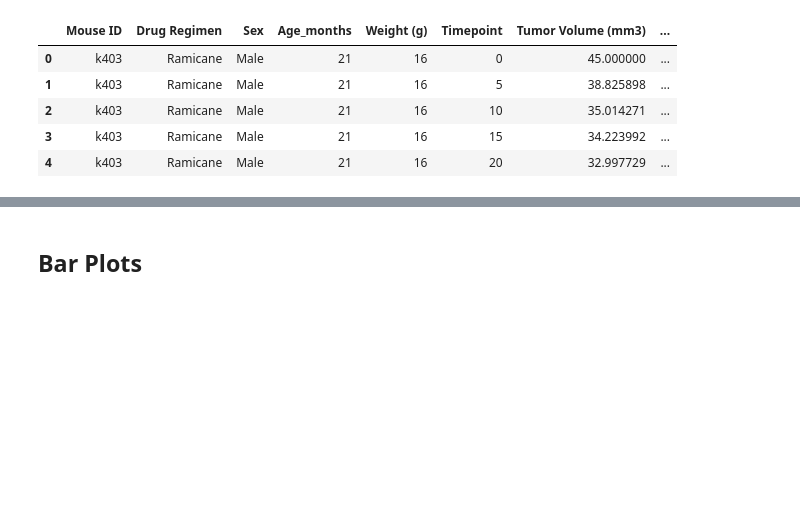
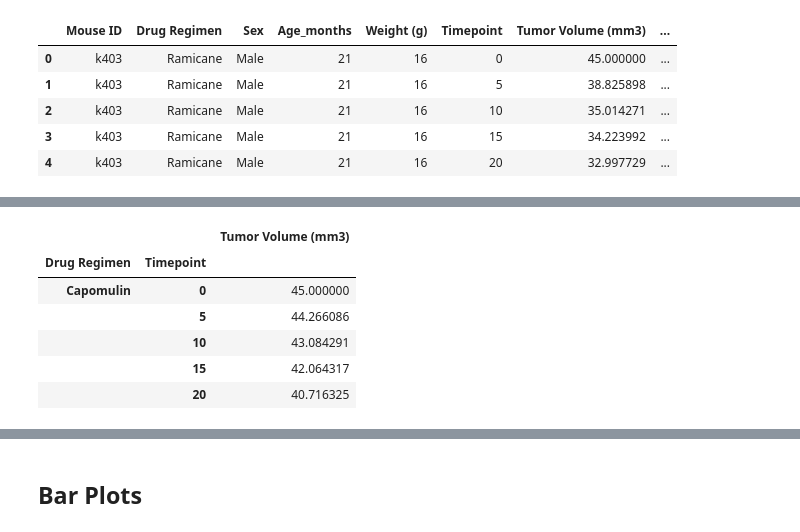
Before and after one commit to iunupe/matplotlib-challenge, a Jupyter notebook: Pymaceuticals/pymaceuticals_starter.ipynb, the cells around one changed output, grey strips where cells are left out. Cells and saved outputs as stored; diff of their text form; code cells hidden in the pictures; blank space fills up the shorter version.

```diff
--- a/Pymaceuticals/pymaceuticals_starter.ipynb
+++ b/Pymaceuticals/pymaceuticals_starter.ipynb
@@ -411,0 +363,21 @@ cleaned_data.head()
+# %%
+# Generate a summary statistics table of mean, median, variance, standard deviation, and SEM
+# of the tumor volume for each regimen
+
+# This method is the most straighforward, creating multiple series and putting them all together at the end.
+
+summary_stats_mean = cleaned_data.groupby(['Drug Regimen', 'Timepoint'])['Tumor Volume (mm3)'].mean()
+
+# Convert to DataFrame
+summary_stats_mean = pd.DataFrame(summary_stats_mean)
+
+# Preview DataFrame
+summary_stats_mean.head()
+# %% [output]
+|  |  | Tumor Volume (mm3) |
+| Drug Regimen | Timepoint |  |
+| Capomulin | 0 | 45.000000 |
+|  | 5 | 44.266086 |
+|  | 10 | 43.084291 |
+|  | 15 | 42.064317 |
+|  | 20 | 40.716325 |
```
Also changed, not shown: parts of 66 cells of this notebook.
